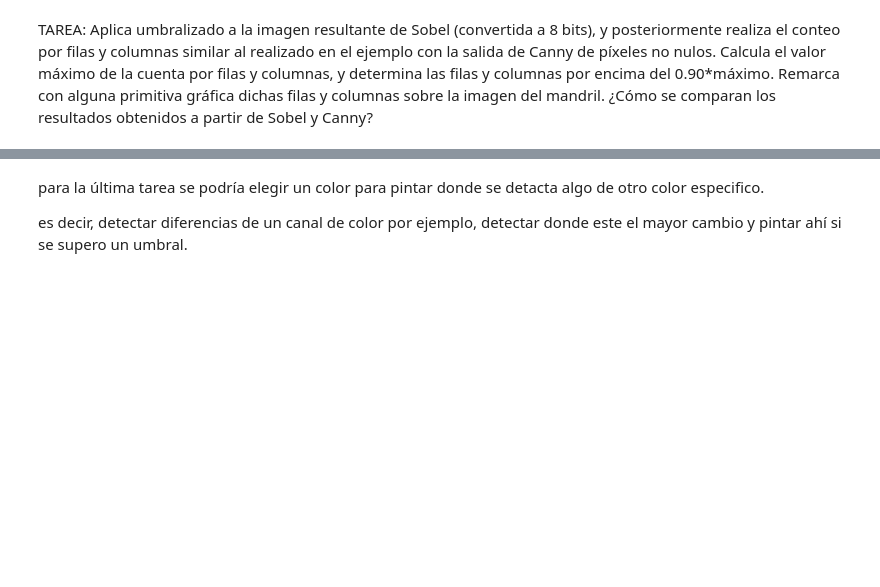
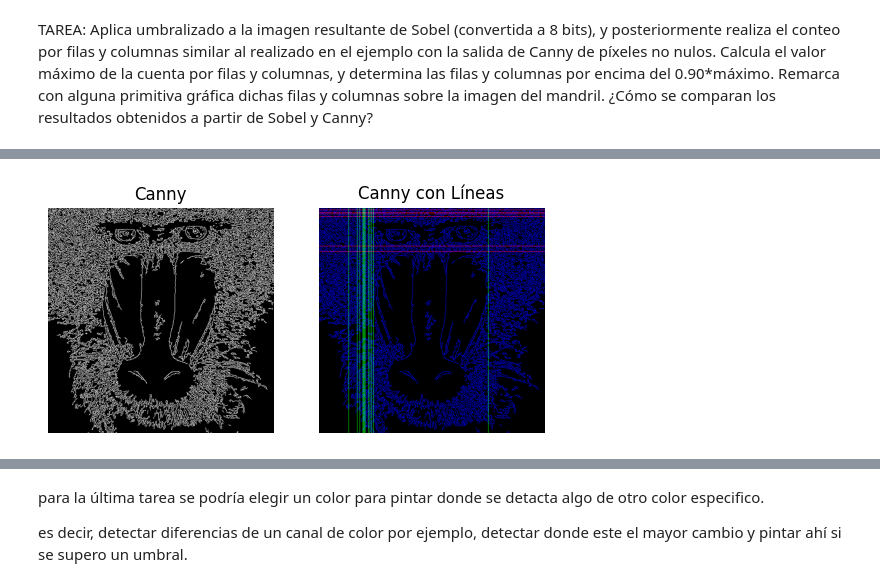
Before and after one commit to slashdotoliver/ulpgc-vc-p2, a Jupyter notebook: P2.ipynb, the cells around one changed output, grey strips where cells are left out. Drawn from its saved outputs; the diff is of its cells as text; code cells hidden in the pictures; blank space fills up the shorter version.

```diff
--- a/P2.ipynb
+++ b/P2.ipynb
@@ -43,0 +78,98 @@ TAREA: Aplica umbralizado a la imagen resultante de Sobel (convertida a 8 bits),
+# %%
+img = cv2.imread('mandril.jpg')
+
+if img is None:
+    raise IOError('Imagen no encontrada')
+
+gray = cv2.cvtColor(img, cv2.COLOR_BGR2GRAY)
+h, w = gray.shape
+
+# Sobel
+ggray = cv2.GaussianBlur(gray, (3, 3), 0)
+sobelx = cv2.Sobel(ggray, cv2.CV_64F, 1, 0)  # x
+sobely = cv2.Sobel(ggray, cv2.CV_64F, 0, 1)  # y
+sobel = cv2.convertScaleAbs(cv2.add(sobelx, sobely))
+_, sobel = cv2.threshold(sobel, 100, 255, cv2.THRESH_BINARY)
+
+sobel_linesx, sobel_rows = get_horizontal_lines(sobel)
+sobel_linesy, sobel_cols = get_vertical_lines(sobel)
+
+sobel_lines = np.zeros((h, w, 3), dtype=np.uint8)
+sobel_lines[:, :, 0] = sobel_linesx
+sobel_lines[:, :, 1] = sobel_linesy
+sobel_lines[:, :, 2] = sobel
+
+# Canny
+canny = cv2.Canny(gray, 100, 250)
+
+canny_linesx, canny_rows = get_horizontal_lines(canny)
+canny_linesy, canny_cols = get_vertical_lines(canny)
+
+canny_lines = np.zeros((h, w, 3), dtype=np.uint8)
+canny_lines[:, :, 0] = canny_linesx
+canny_lines[:, :, 1] = canny_linesy
+canny_lines[:, :, 2] = canny
+hor, ver = 2, 1
+
+# Canny
+plt.figure()
+plt.subplot(ver, hor, 1)
+plt.axis("off")
+plt.title("Canny")
+plt.imshow(canny, cmap='gray')
+
+plt.subplot(ver, hor, 2)
+plt.axis("off")
+plt.title("Canny con Líneas")
+plt.imshow(canny_lines)
+
+plt.figure()
+plt.subplot(ver, hor, 1)
+plt.title("Respuesta de Canny")
+plt.xlabel("Columnas")
+plt.ylabel("% píxeles")
+plt.plot(canny_cols)
+
+plt.subplot(ver, hor, 2)
+plt.title("Respuesta de Canny")
+plt.xlabel("Filas")
+plt.ylabel("% píxeles")
+plt.plot(canny_rows)
+
+# Sobel
+plt.figure()
+plt.subplot(ver, hor, 1)
+plt.axis("off")
+plt.title("Sobel")
+plt.imshow(sobel, cmap='gray')
+
+plt.subplot(ver, hor, 2)
+plt.axis("off")
+plt.title("Sobel con Líneas")
+plt.imshow(sobel_lines)
+
+plt.figure()
+plt.subplot(ver, hor, 1)
+plt.title("Respuesta de Sobel")
+plt.xlabel("Columnas")
+plt.ylabel("% píxeles")
+plt.plot(sobel_cols)
+
+plt.subplot(ver, hor, 2)
+plt.title("Respuesta de Sobel")
+plt.xlabel("Filas")
+plt.ylabel("% píxeles")
+plt.plot(sobel_rows)
+
+# Comparación Final
+plt.figure()
+plt.subplot(ver, hor, 1)
+plt.axis("off")
+plt.title("Resultado Canny")
+plt.imshow(canny_lines)
+
+plt.subplot(ver, hor, 2)
+plt.axis("off")
+plt.title("Resultado Sobel")
+plt.imshow(sobel_lines)
+# %% [output]
@@ -43,0 +177 @@ TAREA: Aplica umbralizado a la imagen resultante de Sobel (convertida a 8 bits),
+[figure, added]
```
Also changed, not shown: parts of 11 cells of this notebook, 3 other files.
